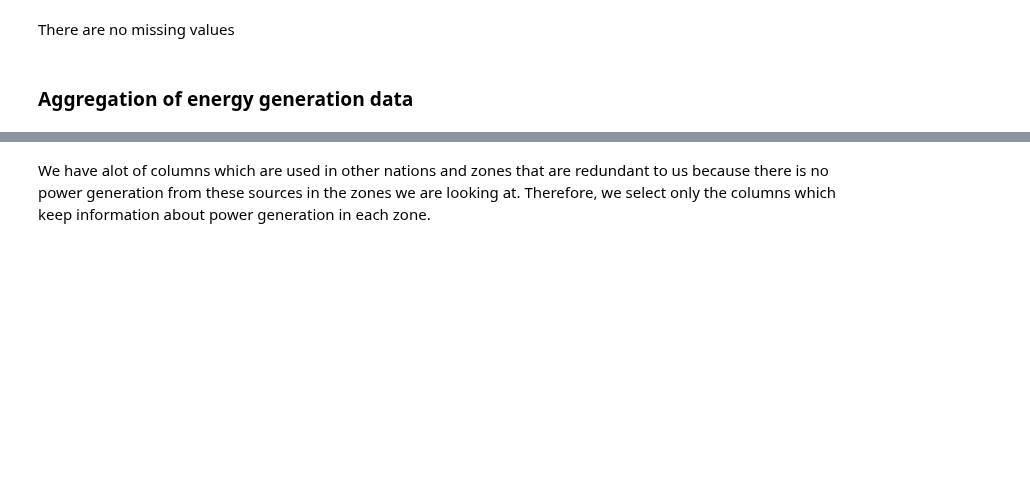
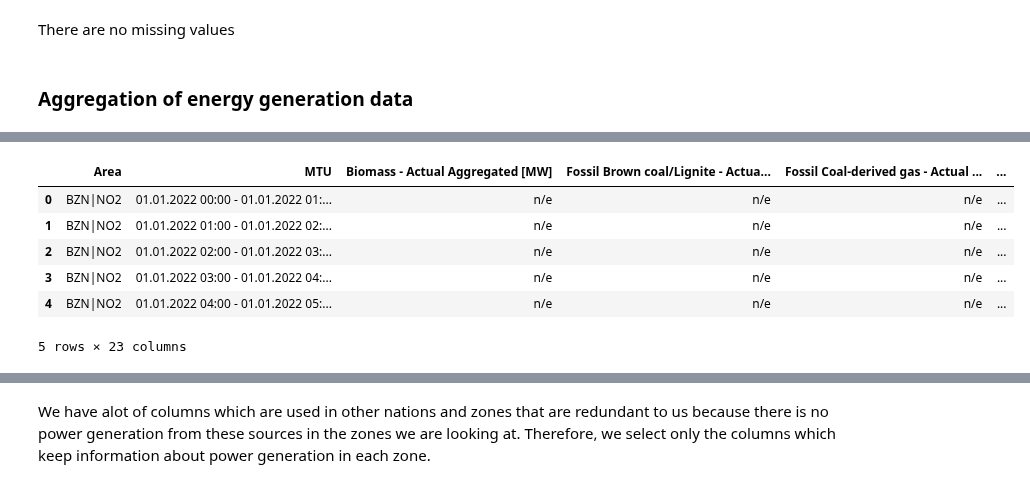
Before and after one commit to HIOF-Bachelor-Project-Group-7/Time-series-energy-price-prediction-bidding-zone-N01, a Jupyter notebook: code/Data aggregation of energy market bidding zone NO1.ipynb, the cells around one changed output, grey strips where cells are left out. Drawn from its saved outputs; the diff is of its cells as text; code cells hidden in the pictures; blank space fills up the shorter version.

```diff
--- a/code/Data aggregation of energy market bidding zone NO1.ipynb
+++ b/code/Data aggregation of energy market bidding zone NO1.ipynb
@@ -306 +306,11 @@ actual_generation_no1.head()
 5 rows × 23 columns
+# %%
+actual_generation_no2.head()
+# %% [output]
+|  | Area | MTU | Biomass - Actual Aggregated [MW] | Fossil Brown coal/Lignite - Actua... | Fossil Coal-derived gas - Actual ... | ... |
+| 0 | BZN|NO2 | 01.01.2022 00:00 - 01.01.2022 01:... | n/e | n/e | n/e | ... |
+| 1 | BZN|NO2 | 01.01.2022 01:00 - 01.01.2022 02:... | n/e | n/e | n/e | ... |
+| 2 | BZN|NO2 | 01.01.2022 02:00 - 01.01.2022 03:... | n/e | n/e | n/e | ... |
+| 3 | BZN|NO2 | 01.01.2022 03:00 - 01.01.2022 04:... | n/e | n/e | n/e | ... |
+| 4 | BZN|NO2 | 01.01.2022 04:00 - 01.01.2022 05:... | n/e | n/e | n/e | ... |
+5 rows × 23 columns
```
Also changed, not shown: parts of 30 cells of this notebook, 5 other files.
